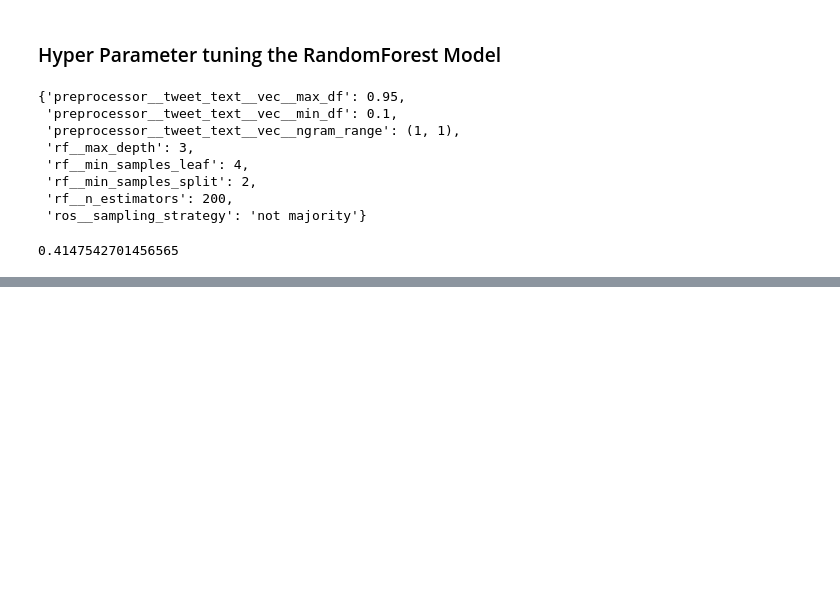
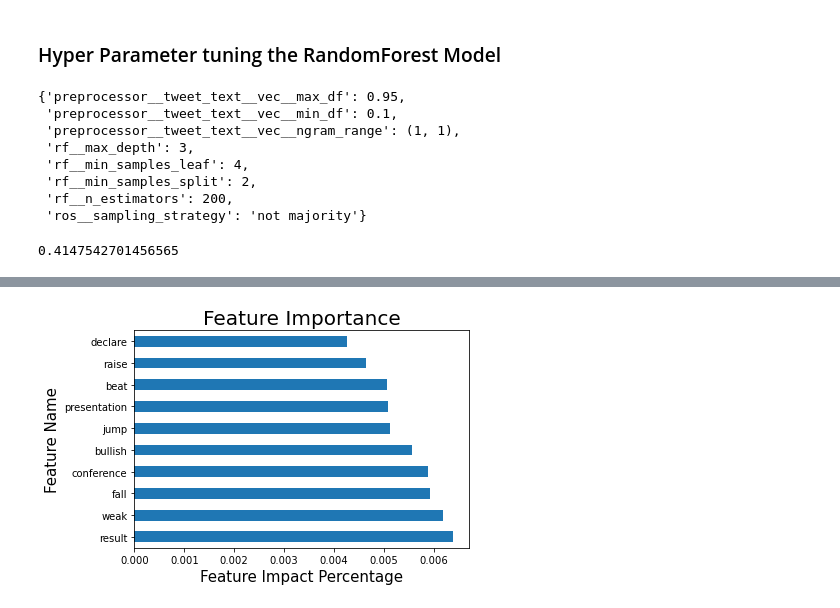
Before and after one commit to ddcots24/Twitter-Finance-NLP, a Jupyter notebook: Modeling.ipynb, the cells around one changed output, grey strips where cells are left out. Drawn from its saved outputs; the diff is of its cells as text; code cells hidden in the pictures; blank space fills up the shorter version.

```diff
--- a/Modeling.ipynb
+++ b/Modeling.ipynb
@@ -327,0 +394,13 @@ RFgridsearch_best_model.score(X_train_frame, y_train)
+# %%
+column_names = ['result', 'weak', 'fall', 'conference', 'bullish', 'jump', 'presentation', 'beat', 'raise', 'declare']
+# %%
+fig, ax = plt.subplots()
+feature_imp_xgb = xgbmodel_pipe['xgb'].feature_importances_
+feat_imp_series_xgb = pd.Series(feature_imp_xgb).sort_values(ascending = True)
+feat_imp_series_xgb.nlargest(10).plot(kind = 'barh')
+ax.set_yticklabels(column_names)
+ax.set_title('Feature Importance', fontsize = 20)
+ax.set_ylabel('Feature Name', fontsize = 15)
+ax.set_xlabel('Feature Impact Percentage', fontsize = 15);
+# %% [output]
+[figure, added]
```
Also changed, not shown: parts of 14 cells of this notebook.
